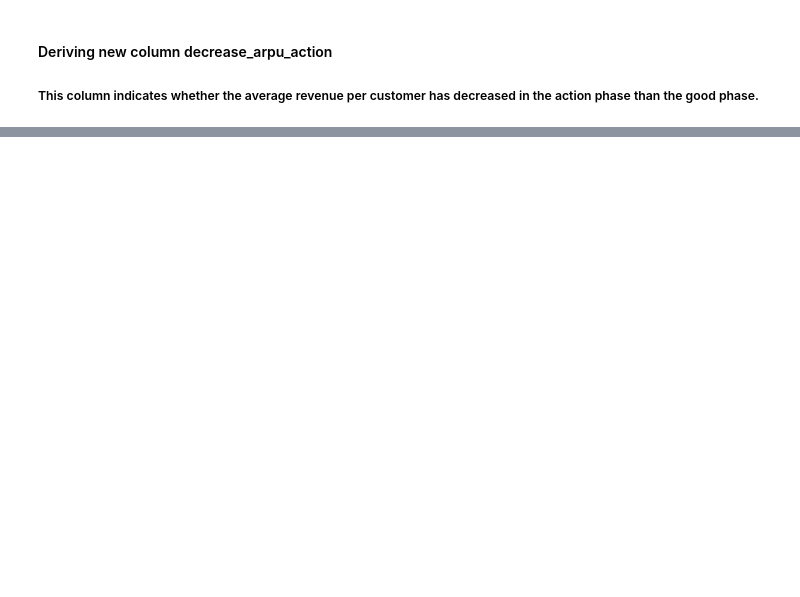
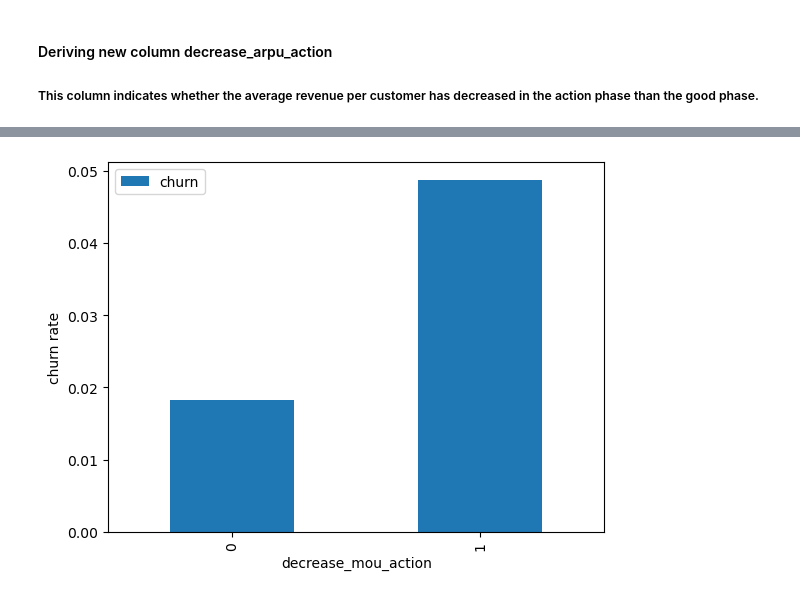
Before and after one commit to burakarabacioglu/Vodafone-ML-Internship-Portfolio, a Jupyter notebook: Customer_Churn_Prediction/churn_prediction.ipynb, the cells around one changed output, grey strips where cells are left out. Drawn from its saved outputs; the diff is of its cells as text; code cells hidden in the pictures; blank space fills up the shorter version.

Commit message:
docs: Completed EDA and derived key business insights on churn drivers

```diff
--- a/Customer_Churn_Prediction/churn_prediction.ipynb
+++ b/Customer_Churn_Prediction/churn_prediction.ipynb
@@ -559,0 +564,9 @@ data.head()
+# %%
+# Converting churn column to int in order to do aggfunc in the pivot table
+data['churn'] = data['churn'].astype('int64')
+
+data.pivot_table(values='churn', index='decrease_mou_action', aggfunc='mean').plot.bar()
+plt.ylabel('churn rate')
+plt.show()
+# %% [output]
+[figure, added]
```
Also changed, not shown: parts of 28 cells of this notebook.
